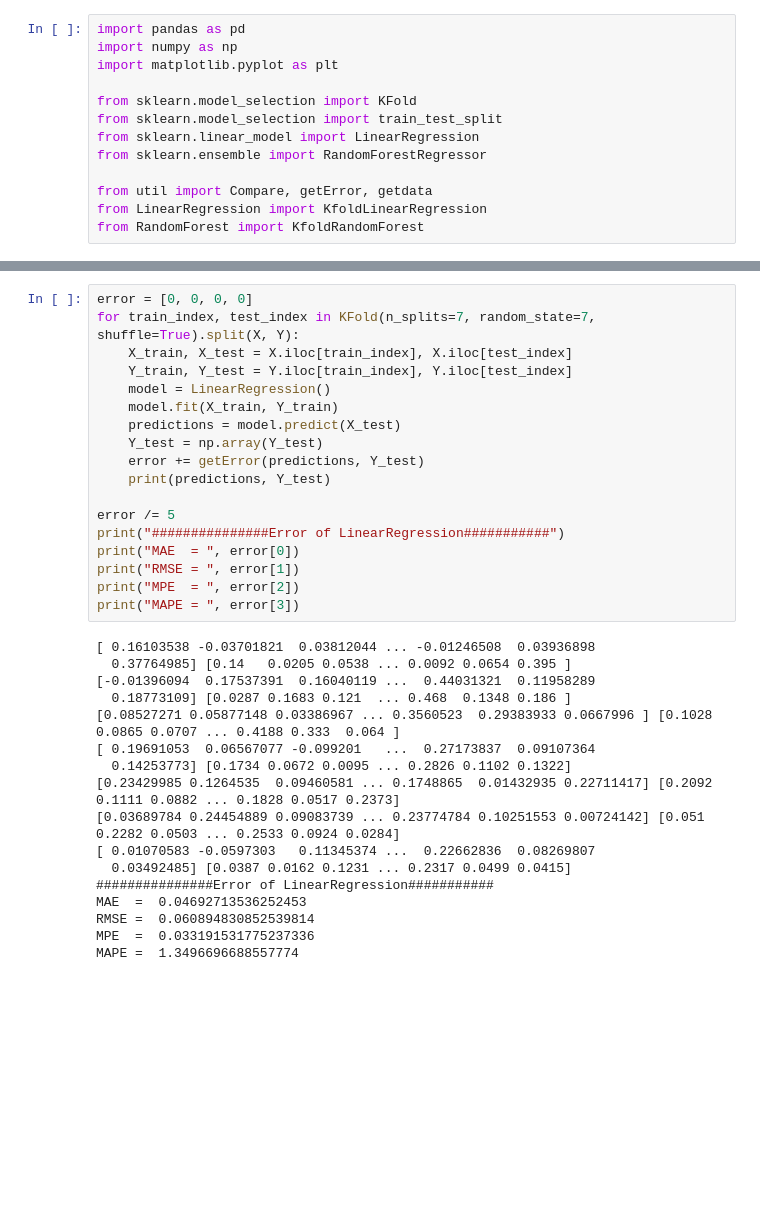
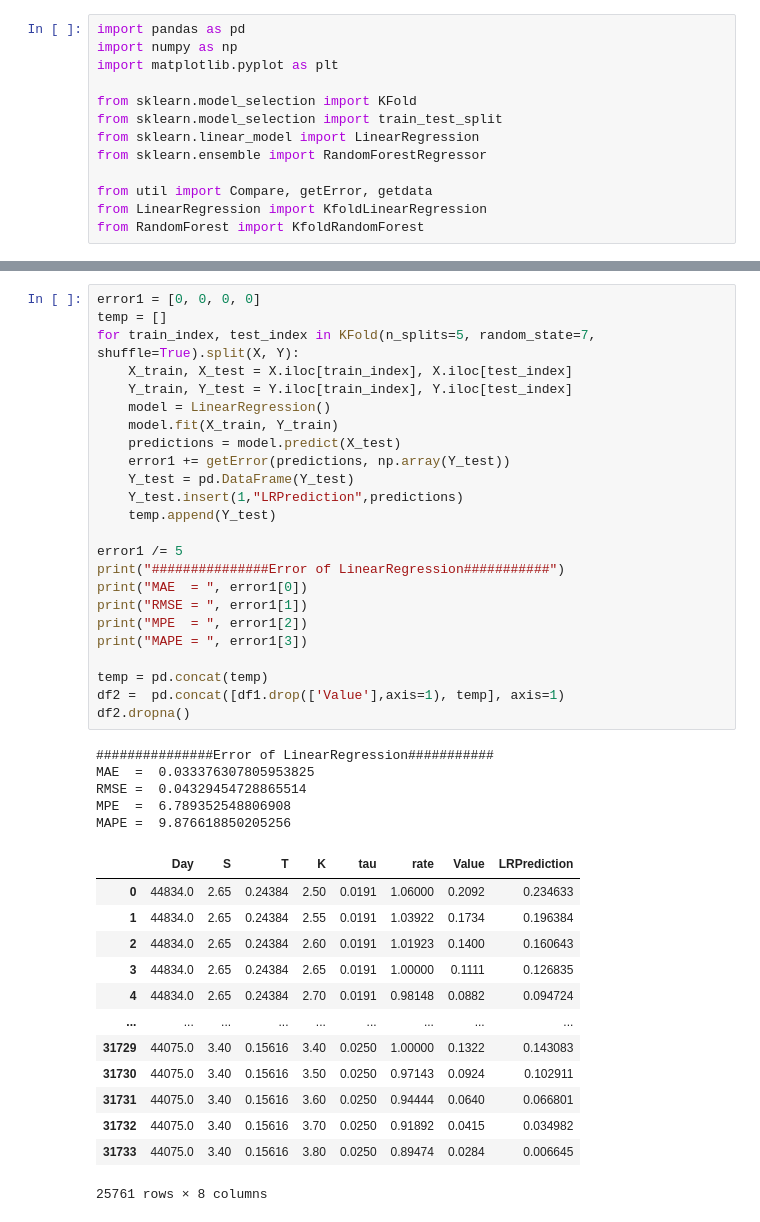
Before and after one commit to yangfy0608/CS277_Option_Price_Prediction, a Jupyter notebook: 传统机器学习模型/Comparison.ipynb, the cells around one changed output, grey strips where cells are left out. Saved outputs shown, nothing was run; the diff lists cells and outputs as text; blank space fills up the shorter version.

```diff
--- a/传统机器学习模型/Comparison.ipynb
+++ b/传统机器学习模型/Comparison.ipynb
@@ -69,36 +67,44 @@ Out
 # %%
-error = [0, 0, 0, 0]
-for train_index, test_index in KFold(n_splits=7, random_state=7, shuffle=True).split(X, Y):
+error1 = [0, 0, 0, 0]
+temp = []
+for train_index, test_index in KFold(n_splits=5, random_state=7, shuffle=True).split(X, Y):
     X_train, X_test = X.iloc[train_index], X.iloc[test_index]
     Y_train, Y_test = Y.iloc[train_index], Y.iloc[test_index]
     model = LinearRegression()
     model.fit(X_train, Y_train)
     predictions = model.predict(X_test)
-    Y_test = np.array(Y_test)
-    error += getError(predictions, Y_test)
-    print(predictions, Y_test)
+    error1 += getError(predictions, np.array(Y_test))
+    Y_test = pd.DataFrame(Y_test)
+    Y_test.insert(1,"LRPrediction",predictions)
+    temp.append(Y_test)
 
-error /= 5
+error1 /= 5
 print("###############Error of LinearRegression###########")
-print("MAE  = ", error[0])
-print("RMSE = ", error[1])
-print("MPE  = ", error[2])
-print("MAPE = ", error[3])
+print("MAE  = ", error1[0])
+print("RMSE = ", error1[1])
+print("MPE  = ", error1[2])
+print("MAPE = ", error1[3])
+
+temp = pd.concat(temp)
+df2 =  pd.concat([df1.drop(['Value'],axis=1), temp], axis=1)
+df2.dropna()
 # %% [output]
-[ 0.16103538 -0.03701821  0.03812044 ... -0.01246508  0.03936898
-  0.37764985] [0.14   0.0205 0.0538 ... 0.0092 0.0654 0.395 ]
-[-0.01396094  0.17537391  0.16040119 ...  0.44031321  0.11958289
-  0.18773109] [0.0287 0.1683 0.121  ... 0.468  0.1348 0.186 ]
-[0.08527271 0.05877148 0.03386967 ... 0.3560523  0.29383933 0.0667996 ] [0.1028 0.0865 0.0707 ... 0.4188 0.333  0.064 ]
-[ 0.19691053  0.06567077 -0.099201   ...  0.27173837  0.09107364
-  0.14253773] [0.1734 0.0672 0.0095 ... 0.2826 0.1102 0.1322]
-[0.23429985 0.1264535  0.09460581 ... 0.1748865  0.01432935 0.22711417] [0.2092 0.1111 0.0882 ... 0.1828 0.0517 0.2373]
-[0.03689784 0.24454889 0.09083739 ... 0.23774784 0.10251553 0.00724142] [0.051  0.2282 0.0503 ... 0.2533 0.0924 0.0284]
-[ 0.01070583 -0.0597303   0.11345374 ...  0.22662836  0.08269807
-  0.03492485] [0.0387 0.0162 0.1231 ... 0.2317 0.0499 0.0415]
 ###############Error of LinearRegression###########
-MAE  =  0.04692713536252453
-RMSE =  0.060894830852539814
-MPE  =  0.033191531775237336
-MAPE =  1.3496696688557774
+MAE  =  0.033376307805953825
+RMSE =  0.04329454728865514
+MPE  =  6.789352548806908
+MAPE =  9.876618850205256
+|  | Day | S | T | K | tau | rate | Value | LRPrediction |
+| 0 | 44834.0 | 2.65 | 0.24384 | 2.50 | 0.0191 | 1.06000 | 0.2092 | 0.234633 |
+| 1 | 44834.0 | 2.65 | 0.24384 | 2.55 | 0.0191 | 1.03922 | 0.1734 | 0.196384 |
+| 2 | 44834.0 | 2.65 | 0.24384 | 2.60 | 0.0191 | 1.01923 | 0.1400 | 0.160643 |
+| 3 | 44834.0 | 2.65 | 0.24384 | 2.65 | 0.0191 | 1.00000 | 0.1111 | 0.126835 |
+| 4 | 44834.0 | 2.65 | 0.24384 | 2.70 | 0.0191 | 0.98148 | 0.0882 | 0.094724 |
+| ... | ... | ... | ... | ... | ... | ... | ... | ... |
+| 31729 | 44075.0 | 3.40 | 0.15616 | 3.40 | 0.0250 | 1.00000 | 0.1322 | 0.143083 |
+| 31730 | 44075.0 | 3.40 | 0.15616 | 3.50 | 0.0250 | 0.97143 | 0.0924 | 0.102911 |
+| 31731 | 44075.0 | 3.40 | 0.15616 | 3.60 | 0.0250 | 0.94444 | 0.0640 | 0.066801 |
+| 31732 | 44075.0 | 3.40 | 0.15616 | 3.70 | 0.0250 | 0.91892 | 0.0415 | 0.034982 |
+| 31733 | 44075.0 | 3.40 | 0.15616 | 3.80 | 0.0250 | 0.89474 | 0.0284 | 0.006645 |
+25761 rows × 8 columns
 # %%
```
Also changed, not shown: parts of 7 cells of this notebook, 6 other files.
